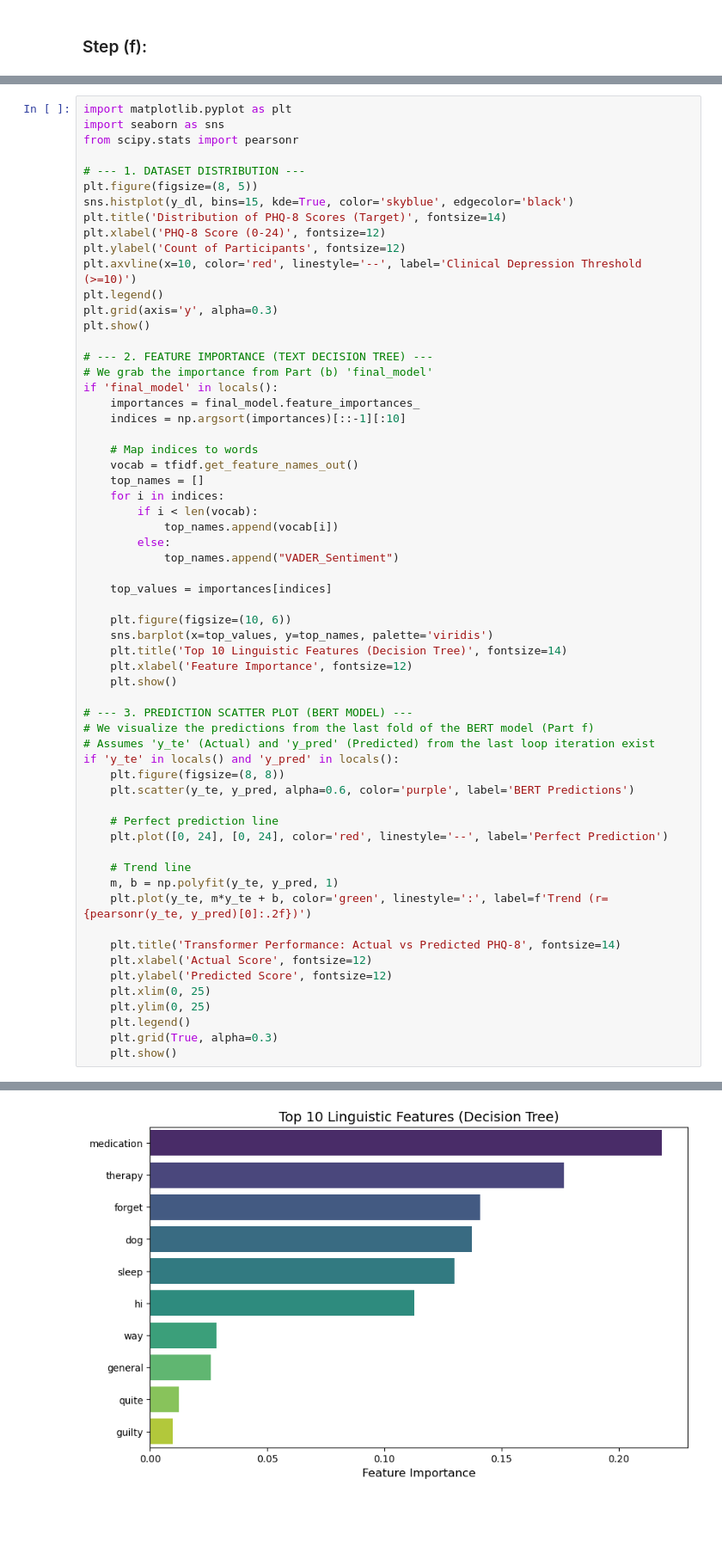
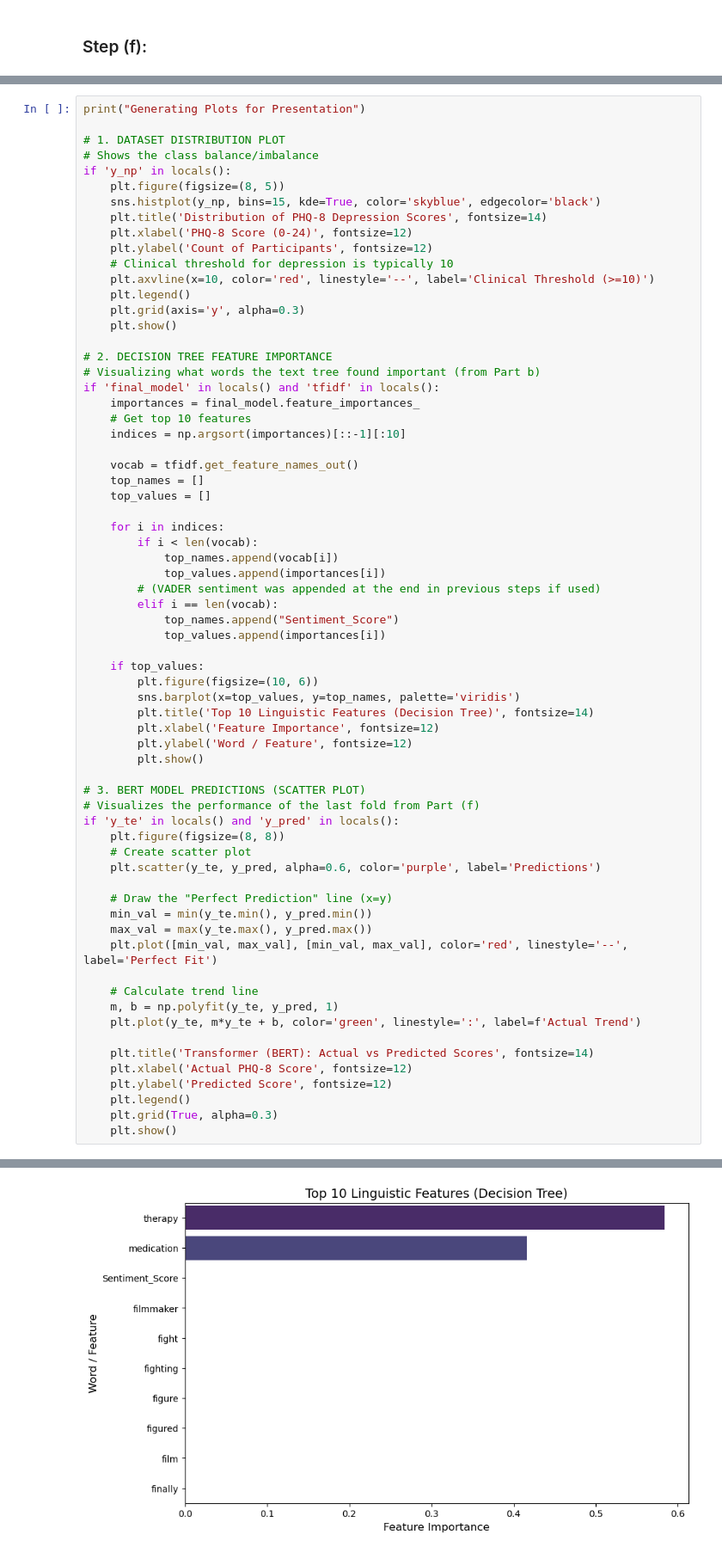
Before and after one commit to NoahBSchwartz/ML_HW_4, a Jupyter notebook: ML_HW_4 CUDA.ipynb, the cells around one changed output, grey strips where cells are left out. Shown at 86% size. Saved outputs shown, nothing was run; the diff lists cells and outputs as text; blank space fills up the shorter version.

```diff
--- a/ML_HW_4 CUDA.ipynb
+++ b/ML_HW_4 CUDA.ipynb
@@ -944,63 +909,69 @@ Fold       Pearson r       Rel Error
 AVG       -0.0805          0.2081
 ========================================
 # %%
-import matplotlib.pyplot as plt
-import seaborn as sns
-from scipy.stats import pearsonr
+print("Generating Plots for Presentation")
 
-# --- 1. DATASET DISTRIBUTION ---
-plt.figure(figsize=(8, 5))
-sns.histplot(y_dl, bins=15, kde=True, color='skyblue', edgecolor='black')
-plt.title('Distribution of PHQ-8 Scores (Target)', fontsize=14)
-plt.xlabel('PHQ-8 Score (0-24)', fontsize=12)
-plt.ylabel('Count of Participants', fontsize=12)
-plt.axvline(x=10, color='red', linestyle='--', label='Clinical Depression Threshold (>=10)')
-plt.legend()
-plt.grid(axis='y', alpha=0.3)
-plt.show()
+# 1. DATASET DISTRIBUTION PLOT
+# Shows the class balance/imbalance
+if 'y_np' in locals():
+    plt.figure(figsize=(8, 5))
+    sns.histplot(y_np, bins=15, kde=True, color='skyblue', edgecolor='black')
+    plt.title('Distribution of PHQ-8 Depression Scores', fontsize=14)
+    plt.xlabel('PHQ-8 Score (0-24)', fontsize=12)
+    plt.ylabel('Count of Participants', fontsize=12)
+    # Clinical threshold for depression is typically 10
+    plt.axvline(x=10, color='red', linestyle='--', label='Clinical Threshold (>=10)')
+    plt.legend()
+    plt.grid(axis='y', alpha=0.3)
+    plt.show()
 
-# --- 2. FEATURE IMPORTANCE (TEXT DECISION TREE) ---
-# We grab the importance from Part (b) 'final_model'
-if 'final_model' in locals():
+# 2. DECISION TREE FEATURE IMPORTANCE
+# Visualizing what words the text tree found important (from Part b)
+if 'final_model' in locals() and 'tfidf' in locals():
     importances = final_model.feature_importances_
+    # Get top 10 features
     indices = np.argsort(importances)[::-1][:10]
 
-    # Map indices to words
     vocab = tfidf.get_feature_names_out()
     top_names = []
+    top_values = []
+
     for i in indices:
         if i < len(vocab):
             top_names.append(vocab[i])
-        else:
-            top_names.append("VADER_Sentiment")
+            top_values.append(importances[i])
+        # (VADER sentiment was appended at the end in previous steps if used)
+        elif i == len(vocab):
+            top_names.append("Sentiment_Score")
+            top_values.append(importances[i])
 
-    top_values = importances[indices]
+    if top_values:
+        plt.figure(figsize=(10, 6))
+        sns.barplot(x=top_values, y=top_names, palette='viridis')
+        plt.title('Top 10 Linguistic Features (Decision Tree)', fontsize=14)
+        plt.xlabel('Feature Importance', fontsize=12)
+        plt.ylabel('Word / Feature', fontsize=12)
+        plt.show()
 
-    plt.figure(figsize=(10, 6))
-    sns.barplot(x=top_values, y=top_names, palette='viridis')
-    plt.title('Top 10 Linguistic Features (Decision Tree)', fontsize=14)
-    plt.xlabel('Feature Importance', fontsize=12)
-    plt.show()
-
-# --- 3. PREDICTION SCATTER PLOT (BERT MODEL) ---
-# We visualize the predictions from the last fold of the BERT model (Part f)
-# Assumes 'y_te' (Actual) and 'y_pred' (Predicted) from the last loop iteration exist
+# 3. BERT MODEL PREDICTIONS (SCATTER PLOT)
+# Visualizes the performance of the last fold from Part (f)
 if 'y_te' in locals() and 'y_pred' in locals():
     plt.figure(figsize=(8, 8))
-    plt.scatter(y_te, y_pred, alpha=0.6, color='purple', label='BERT Predictions')
+    # Create scatter plot
+    plt.scatter(y_te, y_pred, alpha=0.6, color='purple', label='Predictions')
 
-    # Perfect prediction line
-    plt.plot([0, 24], [0, 24], color='red', linestyle='--', label='Perfect Prediction')
+    # Draw the "Perfect Prediction" line (x=y)
+    min_val = min(y_te.min(), y_pred.min())
+    max_val = max(y_te.max(), y_pred.max())
+    plt.plot([min_val, max_val], [min_val, max_val], color='red', linestyle='--', label='Perfect Fit')
 
-    # Trend line
+    # Calculate trend line
     m, b = np.polyfit(y_te, y_pred, 1)
-    plt.plot(y_te, m*y_te + b, color='green', linestyle=':', label=f'Trend (r={pearsonr(y_te, y_pred)[0]:.2f})')
+    plt.plot(y_te, m*y_te + b, color='green', linestyle=':', label=f'Actual Trend')
 
-    plt.title('Transformer Performance: Actual vs Predicted PHQ-8', fontsize=14)
-    plt.xlabel('Actual Score', fontsize=12)
+    plt.title('Transformer (BERT): Actual vs Predicted Scores', fontsize=14)
+    plt.xlabel('Actual PHQ-8 Score', fontsize=12)
     plt.ylabel('Predicted Score', fontsize=12)
-    plt.xlim(0, 25)
-    plt.ylim(0, 25)
     plt.legend()
     plt.grid(True, alpha=0.3)
     plt.show()
@@ -1012 +984 @@ Passing `palette` without assigning `hue` is deprecated and will be removed in v
-[figure, old version]
+[figure, new version]
```
Also changed, not shown: parts of 14 cells of this notebook, 5 other files.
